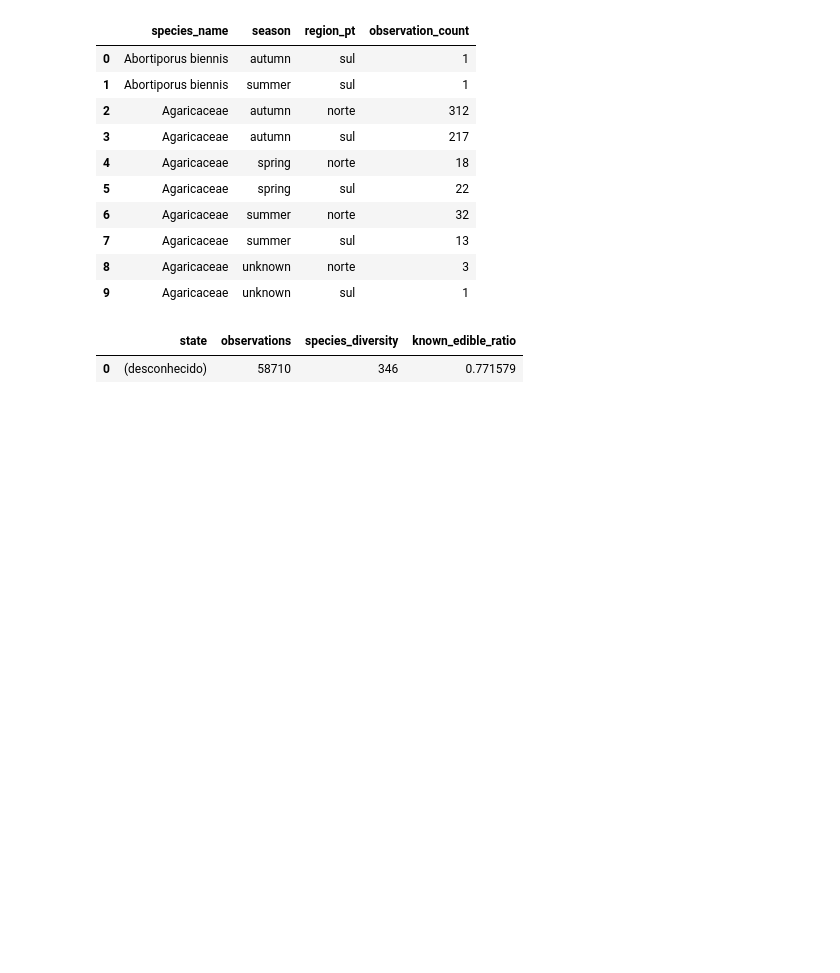
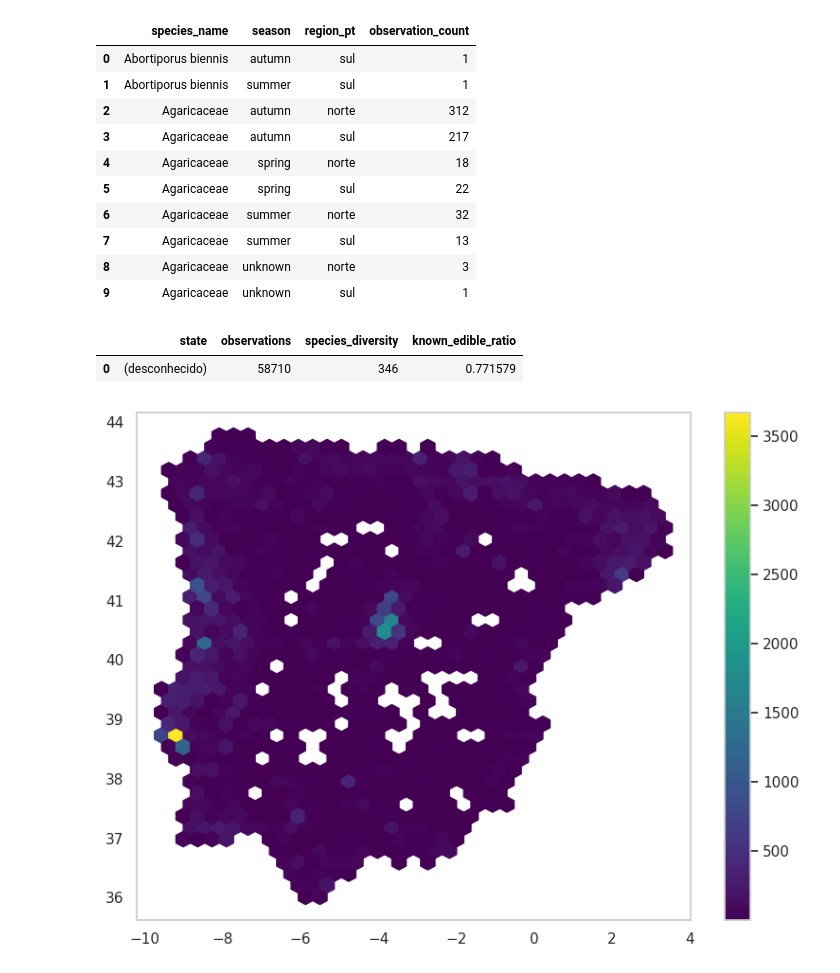
Before and after one commit to GustaTheCreator/TAD, a Jupyter notebook: obs.ipynb, the cells around one changed output. Drawn from its saved outputs; the diff is of its cells as text; code cells hidden in the pictures; blank space fills up the shorter version.

Commit message:
graphs

```diff
--- a/obs.ipynb
+++ b/obs.ipynb
@@ -768,3 +790,25 @@ Data marts exportados:
 | 9 | Agaricaceae | unknown | sul | 1 |
 |  | state | observations | species_diversity | known_edible_ratio |
 | 0 | (desconhecido) | 58710 | 346 | 0.771579 |
+# %%
+# Analise geografica (apenas figura + legenda de cor, sem grid)
+if {"latitude", "longitude"}.issubset(df.columns):
+    geo_df = df.dropna(subset=["latitude", "longitude"]).copy()
+
+    fig, ax = plt.subplots(figsize=(8, 6))
+    hb = ax.hexbin(
+        geo_df["longitude"],
+        geo_df["latitude"],
+        gridsize=35,
+        cmap="viridis",
+        mincnt=1,
+    )
+    cbar = fig.colorbar(hb, ax=ax)
+    ax.grid(False)
+
+    plt.tight_layout()
+    plt.show()
+else:
+    print("Colunas de latitude/longitude nao disponiveis para analise geografica.")
+# %% [output]
+[figure, added]
```
Also changed, not shown: parts of 4 cells of this notebook, 7 other files.
